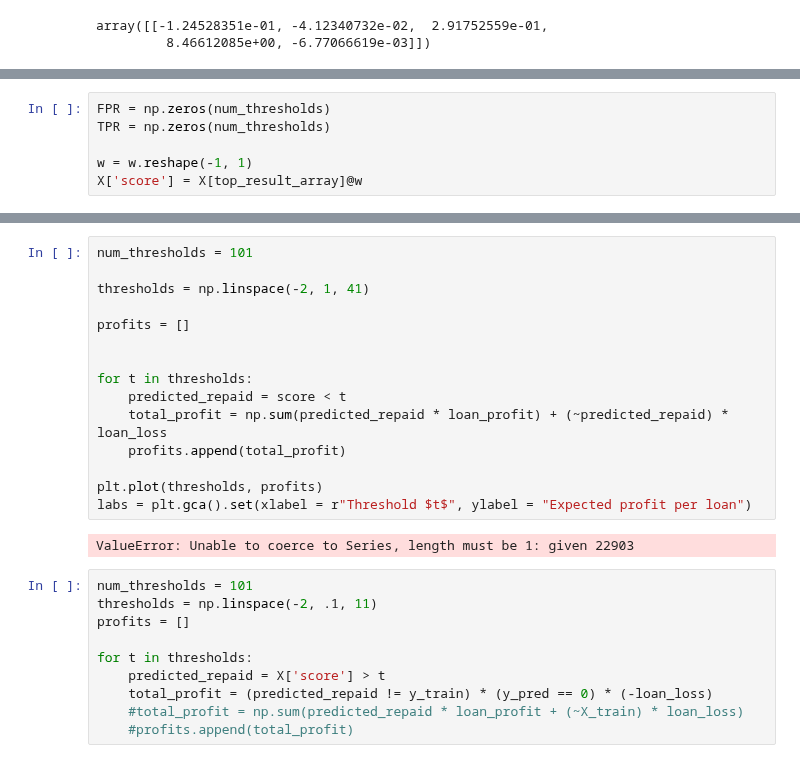
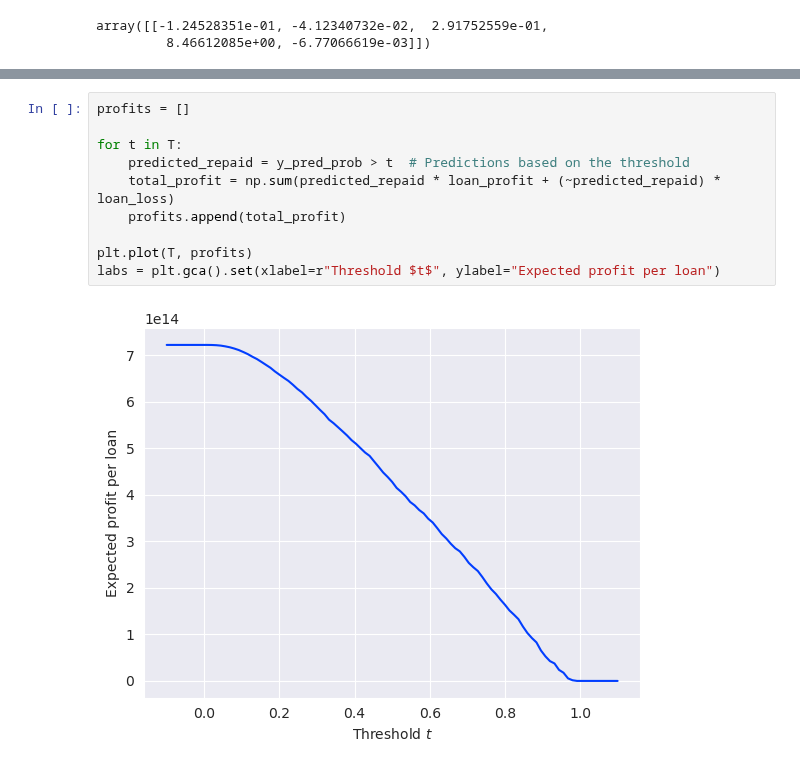
Before and after one commit to keeo8/keeo8.github.io, a Jupyter notebook: posts/decision-making-blog-post/index.ipynb, the cells around one changed output, grey strips where cells are left out. Cells and saved outputs as stored; diff of their text form.

```diff
--- a/posts/decision-making-blog-post/index.ipynb
+++ b/posts/decision-making-blog-post/index.ipynb
@@ -264,6 +259,0 @@ loan_loss = loan_defaulted(loan_amnt, loan_int_rate)
-# %%
-FPR = np.zeros(num_thresholds)
-TPR = np.zeros(num_thresholds)
-
-w = w.reshape(-1, 1)
-X['score'] = X[top_result_array]@w
@@ -270,27 +340,12 @@ X['score'] = X[top_result_array]@w
 # %%
-num_thresholds = 101
-
-thresholds = np.linspace(-2, 1, 41)
-
 profits = []
 
-
-for t in thresholds:
-    predicted_repaid = score < t
-    total_profit = np.sum(predicted_repaid * loan_profit) + (~predicted_repaid) * loan_loss
+for t in T:
+    predicted_repaid = y_pred_prob > t  # Predictions based on the threshold
+    total_profit = np.sum(predicted_repaid * loan_profit + (~predicted_repaid) * loan_loss)
     profits.append(total_profit)
 
-plt.plot(thresholds, profits)
-labs = plt.gca().set(xlabel = r"Threshold $t$", ylabel = "Expected profit per loan")
+plt.plot(T, profits)
+labs = plt.gca().set(xlabel=r"Threshold $t$", ylabel="Expected profit per loan")
 # %% [output]
-ValueError: Unable to coerce to Series, length must be 1: given 22903
+[figure, added]
-# %%
-num_thresholds = 101
-thresholds = np.linspace(-2, .1, 11)
-profits = []
-
-for t in thresholds:
-    predicted_repaid = X['score'] > t
-    total_profit = (predicted_repaid != y_train) * (y_pred == 0) * (-loan_loss)
-    #total_profit = np.sum(predicted_repaid * loan_profit + (~X_train) * loan_loss)
-    #profits.append(total_profit)
```
Also changed, not shown: parts of 15 cells of this notebook, 7 other files.
